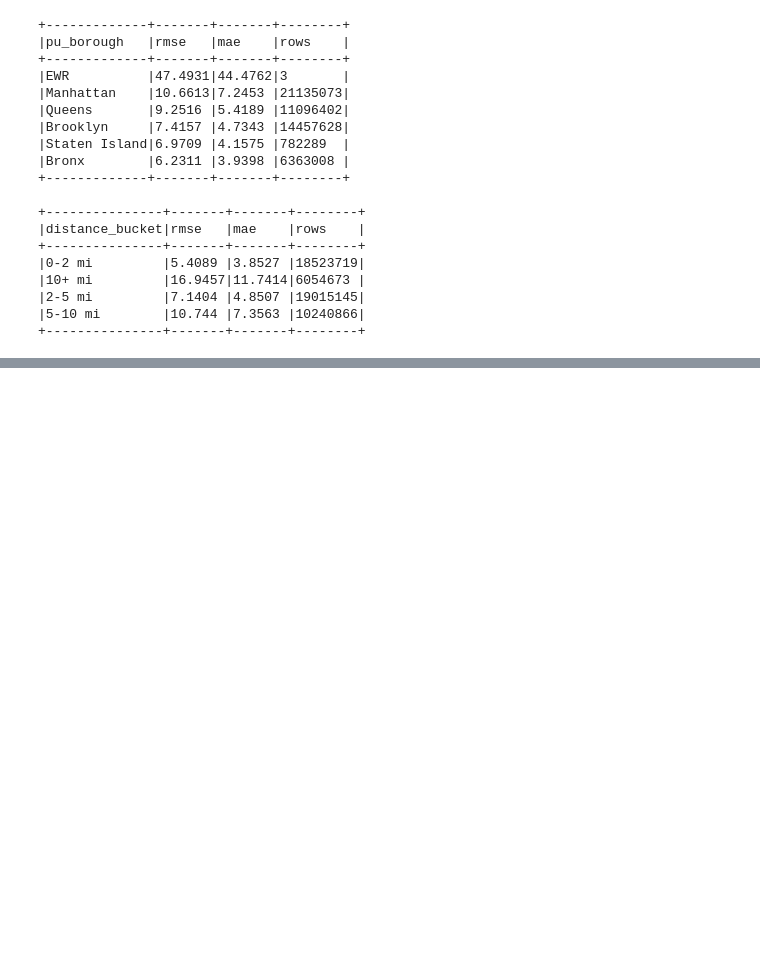
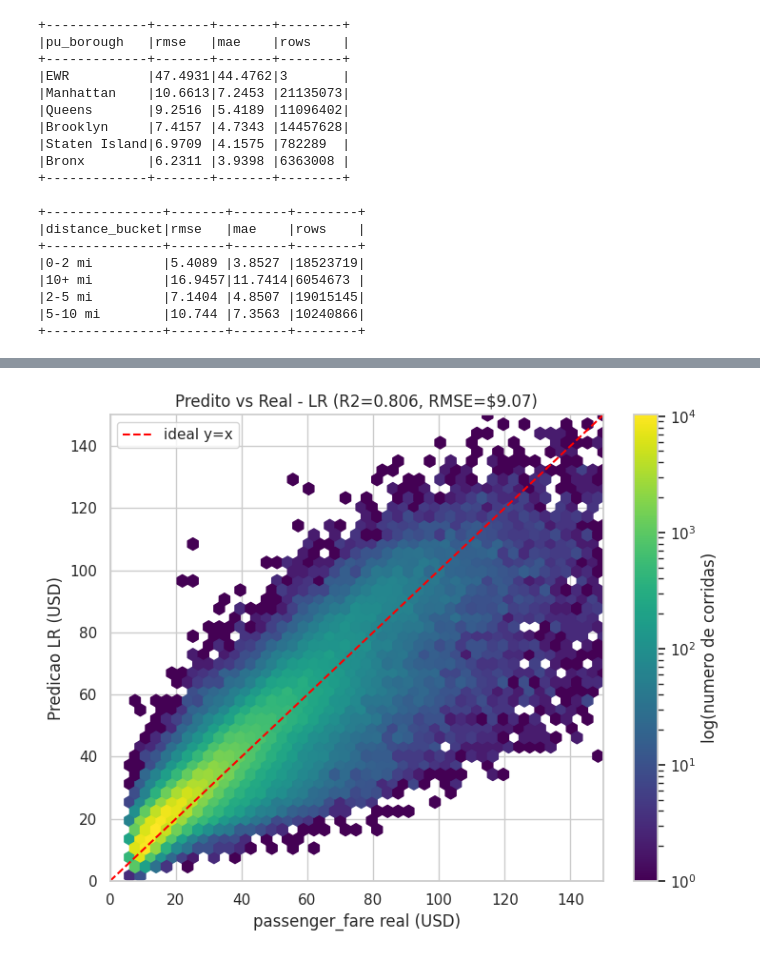
Before and after one commit to waizbart/nyc-rideshare-fare-prediction, a Jupyter notebook: notebooks/03_linear_regression.ipynb, the cells around one changed output, grey strips where cells are left out. Cells and saved outputs as stored; diff of their text form; code cells hidden in the pictures; blank space fills up the shorter version.

```diff
--- a/notebooks/03_linear_regression.ipynb
+++ b/notebooks/03_linear_regression.ipynb
@@ -161,0 +188,25 @@ plt.show()
+# %%
+
+# Predito vs real (hexbin) — quanto mais proximo da diagonal, melhor o ajuste
+import numpy as np
+pa_pdf = (predictions
+    .select('prediction', TARGET_COL)
+    .sample(False, 0.005, SEED)
+    .toPandas())
+pa_pdf = pa_pdf[(pa_pdf[TARGET_COL].between(0, 150)) & (pa_pdf['prediction'].between(0, 150))]
+
+fig, ax = plt.subplots(figsize=(7.5, 6))
+hb = ax.hexbin(pa_pdf[TARGET_COL], pa_pdf['prediction'], gridsize=45, bins='log',
+               cmap='viridis', mincnt=1)
+fig.colorbar(hb, ax=ax, label='log(numero de corridas)')
+lim = [0, 150]
+ax.plot(lim, lim, color='red', linestyle='--', linewidth=1.5, label='ideal y=x')
+ax.set_xlabel('passenger_fare real (USD)')
+ax.set_ylabel('Predicao LR (USD)')
+ax.set_title(f'Predito vs Real - LR (R2={metrics["r2"]:.3f}, RMSE=${metrics["rmse"]:.2f})')
+ax.legend()
+ax.set_xlim(lim); ax.set_ylim(lim)
+fig.tight_layout()
+plt.show()
+# %% [output]
+[figure, added]
```
Also changed, not shown: parts of 10 cells of this notebook, 9 other files.
